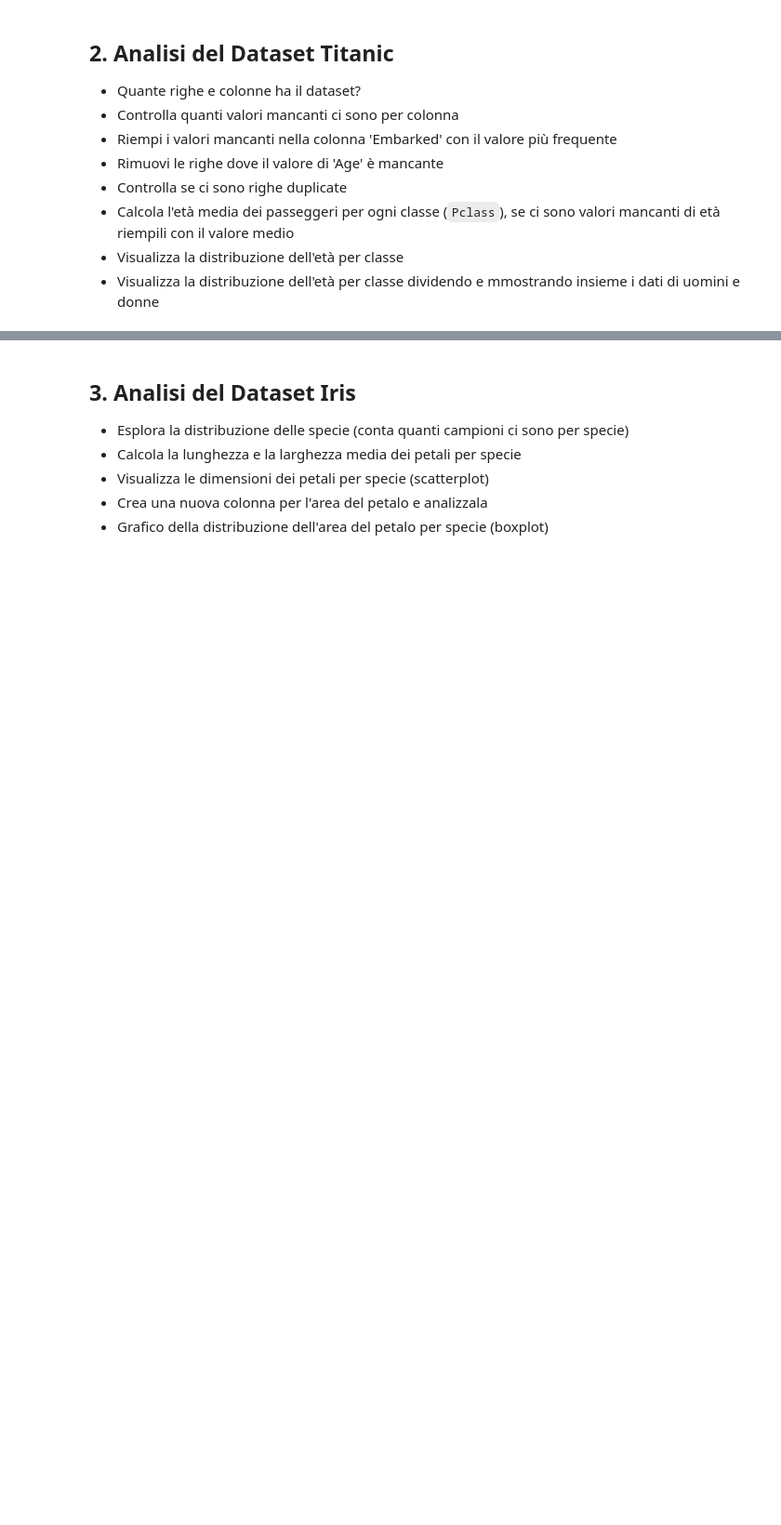
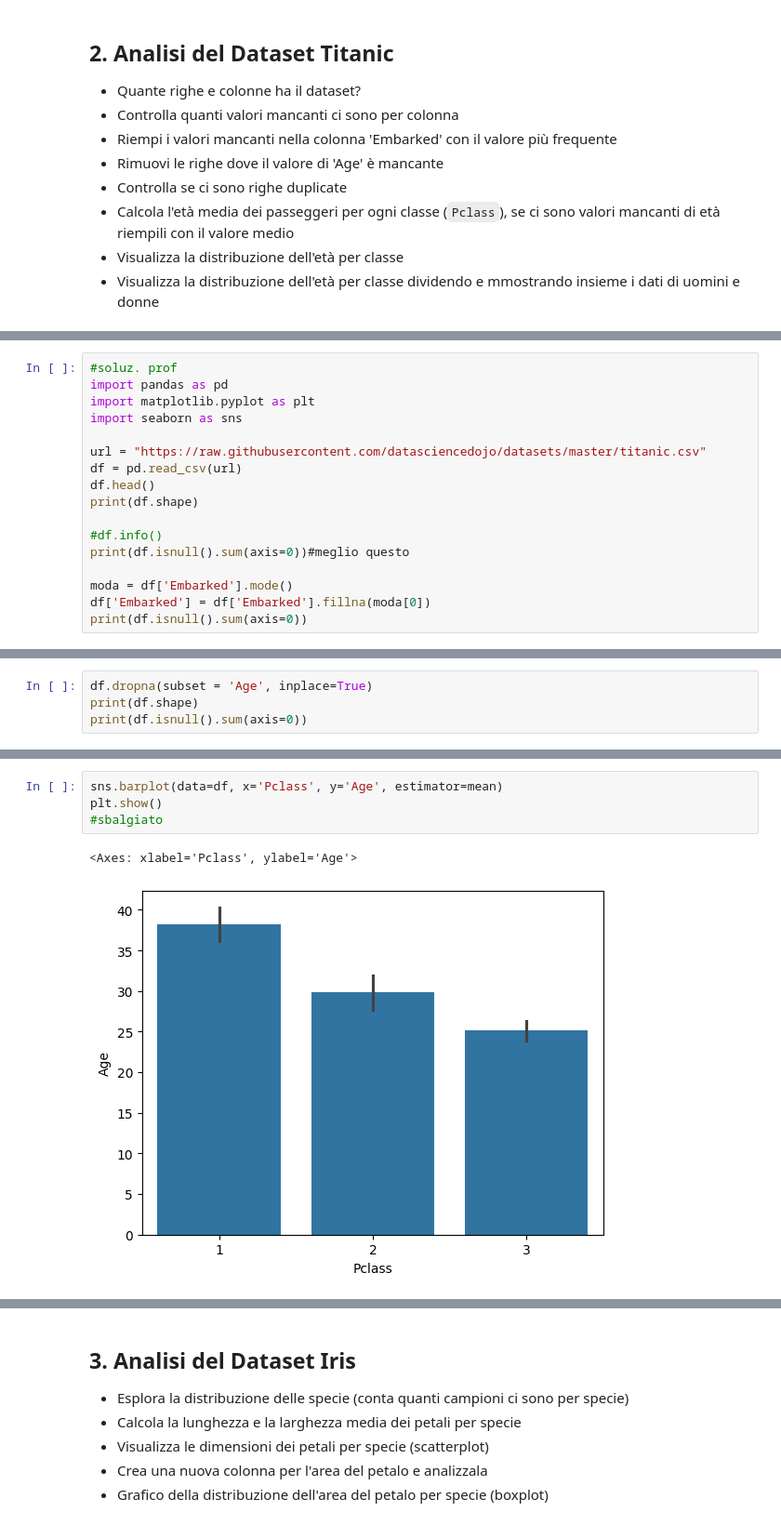
Before and after one commit to gregor-net/ProgrammingLab, a Jupyter notebook: 4_Esercizi_lez4.ipynb, the cells around one changed output, grey strips where cells are left out. Shown: that part at 93% size. Cells and saved outputs as stored; diff of their text form; blank space fills up the shorter version.

```diff
--- a/4_Esercizi_lez4.ipynb
+++ b/4_Esercizi_lez4.ipynb
@@ -114,0 +141,17 @@ Name: Age, dtype: float64
+# %%
+#soluz. prof
+import pandas as pd
+import matplotlib.pyplot as plt
+import seaborn as sns
+
+url = "https://raw.githubusercontent.com/datasciencedojo/datasets/master/titanic.csv"
+df = pd.read_csv(url)
+df.head()
+print(df.shape)
+
+#df.info()
+print(df.isnull().sum(axis=0))#meglio questo
+
+moda = df['Embarked'].mode()
+df['Embarked'] = df['Embarked'].fillna(moda[0])
+print(df.isnull().sum(axis=0))
@@ -114,0 +176,4 @@ Name: Age, dtype: float64
+# %%
+df.dropna(subset = 'Age', inplace=True)
+print(df.shape)
+print(df.isnull().sum(axis=0))
@@ -114,0 +219,7 @@ Name: Age, dtype: float64
+# %%
+sns.barplot(data=df, x='Pclass', y='Age', estimator=mean)
+plt.show()
+#sbalgiato
+# %% [output]
+<Axes: xlabel='Pclass', ylabel='Age'>
+[figure, added]
```
Also changed, not shown: parts of 11 cells of this notebook, 2 other files.
